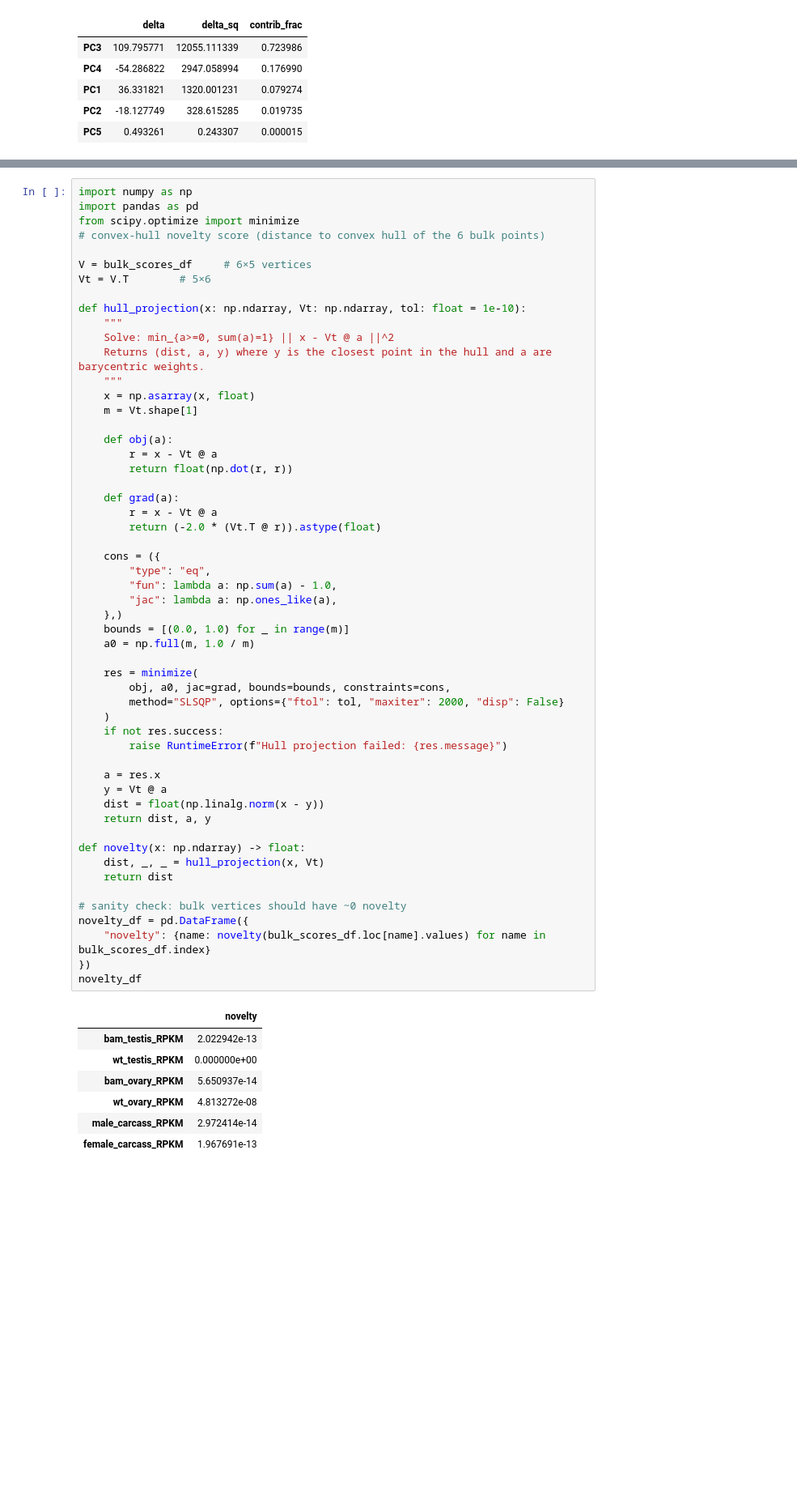
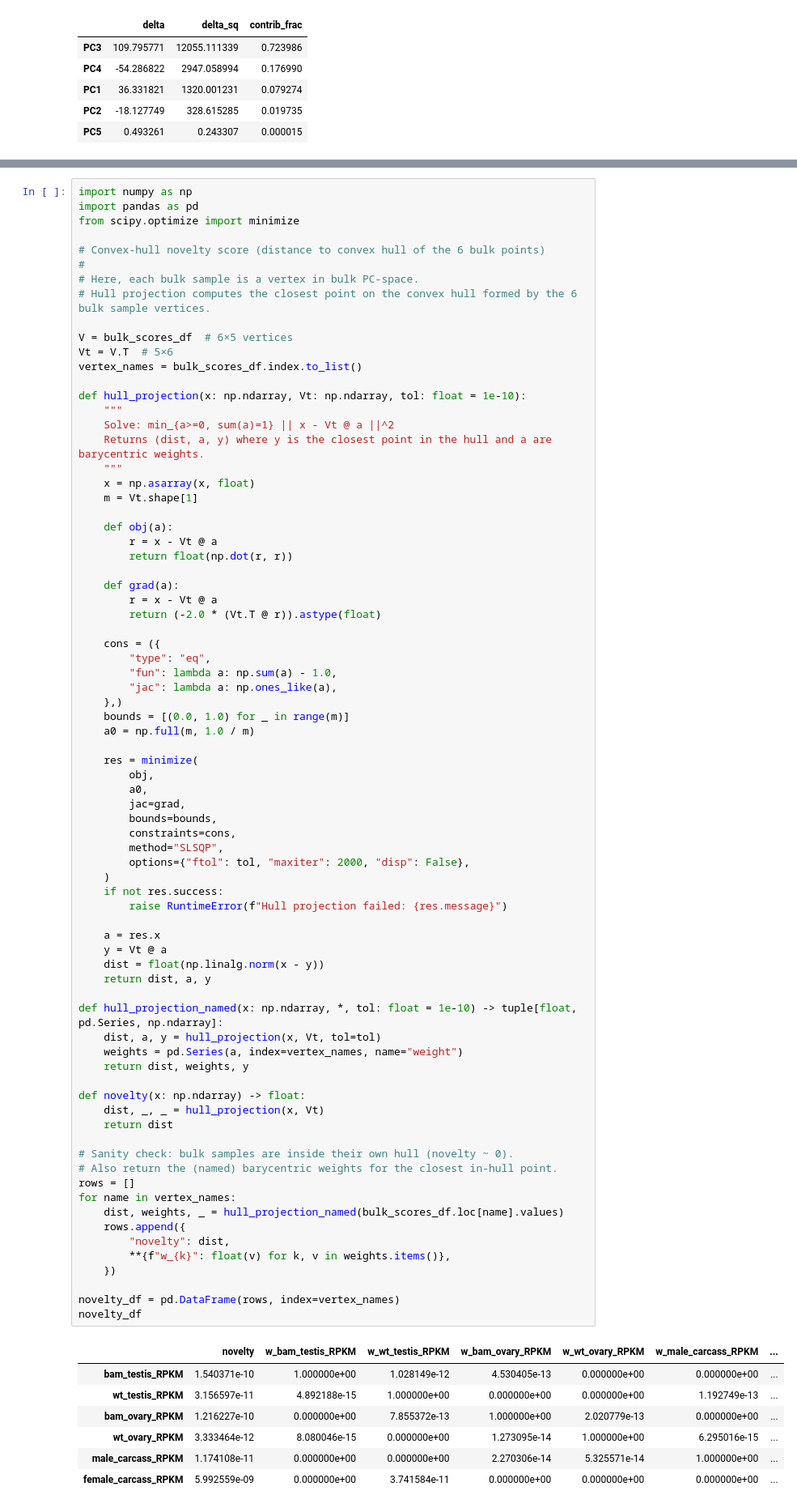
Before and after one commit to lemons2lemonade/bulk_seq_workshop, a Jupyter notebook: notebooks/workshop.ipynb, the cells around one changed output, grey strips where cells are left out. Shown at 81% size. Drawn from its saved outputs; the diff is of its cells as text; blank space fills up the shorter version.

```diff
--- a/notebooks/workshop.ipynb
+++ b/notebooks/workshop.ipynb
@@ -841,10 +861,15 @@ bamness_df
 import numpy as np
 import pandas as pd
 from scipy.optimize import minimize
-# convex-hull novelty score (distance to convex hull of the 6 bulk points)
 
-V = bulk_scores_df     # 6×5 vertices
-Vt = V.T        # 5×6
+# Convex-hull novelty score (distance to convex hull of the 6 bulk points)
+#
+# Here, each bulk sample is a vertex in bulk PC-space.
+# Hull projection computes the closest point on the convex hull formed by the 6 bulk sample vertices.
+
+V = bulk_scores_df  # 6×5 vertices
+Vt = V.T  # 5×6
+vertex_names = bulk_scores_df.index.to_list()
 
 def hull_projection(x: np.ndarray, Vt: np.ndarray, tol: float = 1e-10):
     """
@@ -859,46 +884,63 @@ def hull_projection(x: np.ndarray, Vt: np.ndarray, tol: float = 1e-10):
         return float(np.dot(r, r))
 
     def grad(a):
         r = x - Vt @ a
         return (-2.0 * (Vt.T @ r)).astype(float)
 
     cons = ({
         "type": "eq",
         "fun": lambda a: np.sum(a) - 1.0,
         "jac": lambda a: np.ones_like(a),
     },)
     bounds = [(0.0, 1.0) for _ in range(m)]
     a0 = np.full(m, 1.0 / m)
 
     res = minimize(
-        obj, a0, jac=grad, bounds=bounds, constraints=cons,
-        method="SLSQP", options={"ftol": tol, "maxiter": 2000, "disp": False}
+        obj,
+        a0,
+        jac=grad,
+        bounds=bounds,
+        constraints=cons,
+        method="SLSQP",
+        options={"ftol": tol, "maxiter": 2000, "disp": False},
     )
     if not res.success:
         raise RuntimeError(f"Hull projection failed: {res.message}")
 
     a = res.x
     y = Vt @ a
     dist = float(np.linalg.norm(x - y))
     return dist, a, y
 
+def hull_projection_named(x: np.ndarray, *, tol: float = 1e-10) -> tuple[float, pd.Series, np.ndarray]:
+    dist, a, y = hull_projection(x, Vt, tol=tol)
+    weights = pd.Series(a, index=vertex_names, name="weight")
+    return dist, weights, y
+
 def novelty(x: np.ndarray) -> float:
     dist, _, _ = hull_projection(x, Vt)
     return dist
 
-# sanity check: bulk vertices should have ~0 novelty
-novelty_df = pd.DataFrame({
-    "novelty": {name: novelty(bulk_scores_df.loc[name].values) for name in bulk_scores_df.index}
-})
+# Sanity check: bulk samples are inside their own hull (novelty ~ 0).
+# Also return the (named) barycentric weights for the closest in-hull point.
+rows = []
+for name in vertex_names:
+    dist, weights, _ = hull_projection_named(bulk_scores_df.loc[name].values)
+    rows.append({
+        "novelty": dist,
+        **{f"w_{k}": float(v) for k, v in weights.items()},
+    })
+
+novelty_df = pd.DataFrame(rows, index=vertex_names)
 novelty_df
 # %% [output]
-|  | novelty |
-| bam_testis_RPKM | 2.022942e-13 |
-| wt_testis_RPKM | 0.000000e+00 |
-| bam_ovary_RPKM | 5.650937e-14 |
-| wt_ovary_RPKM | 4.813272e-08 |
-| male_carcass_RPKM | 2.972414e-14 |
-| female_carcass_RPKM | 1.967691e-13 |
+|  | novelty | w_bam_testis_RPKM | w_wt_testis_RPKM | w_bam_ovary_RPKM | w_wt_ovary_RPKM | w_male_carcass_RPKM | ... |
+| bam_testis_RPKM | 1.540371e-10 | 1.000000e+00 | 1.028149e-12 | 4.530405e-13 | 0.000000e+00 | 0.000000e+00 | ... |
+| wt_testis_RPKM | 3.156597e-11 | 4.892188e-15 | 1.000000e+00 | 0.000000e+00 | 0.000000e+00 | 1.192749e-13 | ... |
+| bam_ovary_RPKM | 1.216227e-10 | 0.000000e+00 | 7.855372e-13 | 1.000000e+00 | 2.020779e-13 | 0.000000e+00 | ... |
+| wt_ovary_RPKM | 3.333464e-12 | 8.080046e-15 | 0.000000e+00 | 1.273095e-14 | 1.000000e+00 | 6.295016e-15 | ... |
+| male_carcass_RPKM | 1.174108e-11 | 0.000000e+00 | 0.000000e+00 | 2.270306e-14 | 5.325571e-14 | 1.000000e+00 | ... |
+| female_carcass_RPKM | 5.992559e-09 | 0.000000e+00 | 3.741584e-11 | 0.000000e+00 | 0.000000e+00 | 0.000000e+00 | ... |
 # %%
 # Recreate table: 6×5 with a PC label row + bam-ovary contribution row
 
```
Also changed, not shown: parts of 8 cells of this notebook.
